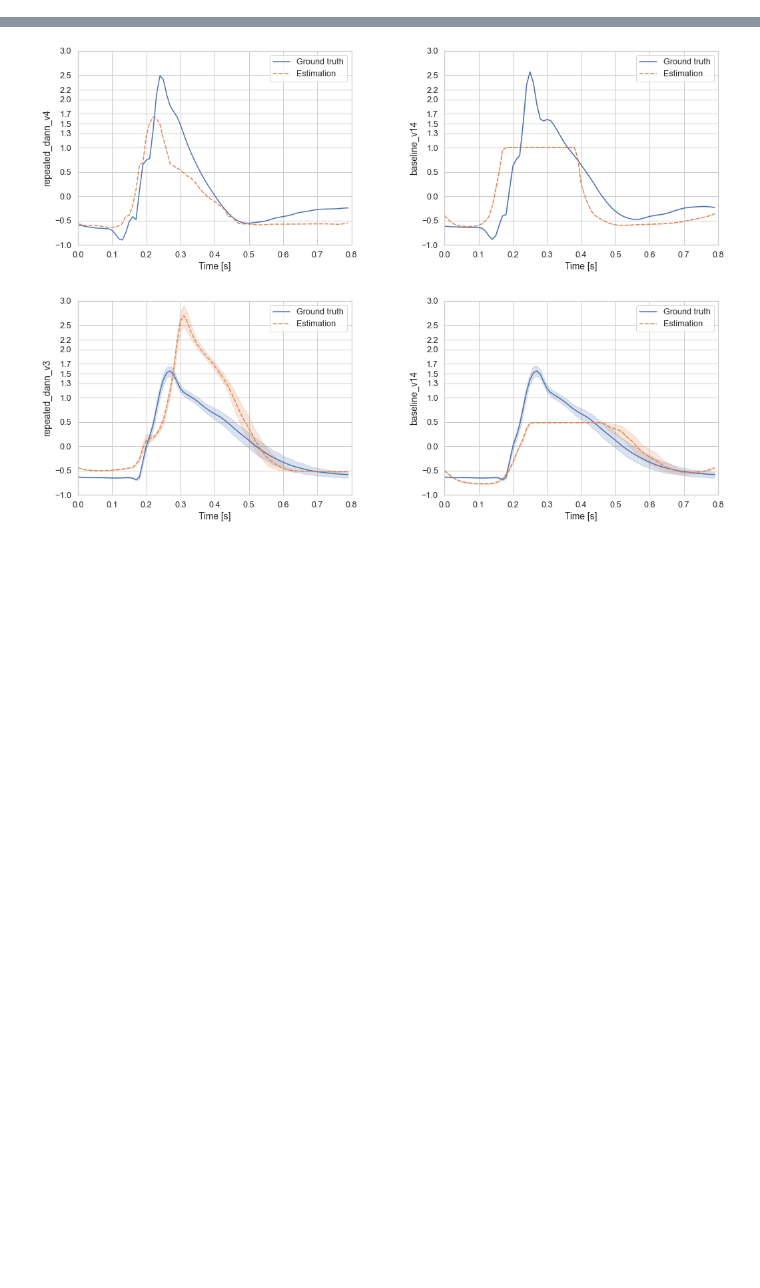
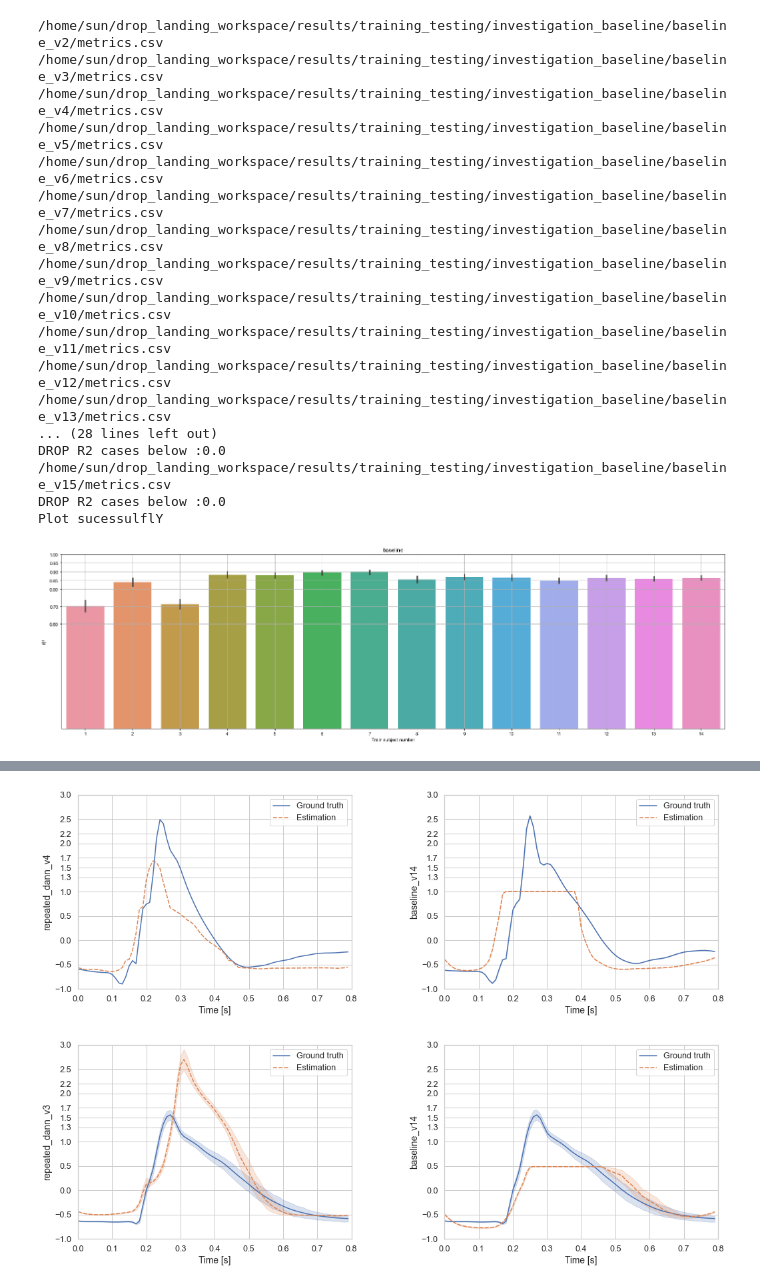
Before and after one commit to sunzhon/transfer_learning_for_droplanding, a Jupyter notebook: jupyter-lab/tf_results_analysis.ipynb, the cells around one changed output, grey strips where cells are left out. Drawn from its saved outputs; the diff is of its cells as text; code cells hidden in the pictures; blank space fills up the shorter version.

```diff
--- a/jupyter-lab/tf_results_analysis.ipynb
+++ b/jupyter-lab/tf_results_analysis.ipynb
@@ -158,0 +110,51 @@ DROP R2 cases below :0.0
+# %%
+#=========================================================#
+
+fliters={'drop_value':0.0,'sort_variable':'r2'}
+combination_investigation_results = [
+    os.path.join(RESULTS_PATH, "training_testing","investigation_baseline","baseline_v"+str(idx),"testing_result_folders.txt") for idx in range(2,16)
+                                    ]
+#combination_investigation_results = [
+#    os.path.join(RESULTS_PATH, "training_testing","investigation_repeated_dann","repeated_dann_v"+str(idx),"testing_result_folders.txt") for idx in range(2,16)
+#                                    ]
+
+#metrics = get_list_investigation_metrics(combination_investigation_results)
+combination_investigation_metrics = [os.path.join(os.path.dirname(folder),"metrics.csv") for folder in combination_investigation_results]
+metrics = get_list_investigation_metrics(combination_investigation_metrics)
+subs = list(set(metrics['alias_name']))
+replace_map = {sub: int(sub.split('v')[1])-1 for sub in subs}
+
+print(replace_map)
+
+plot_config={
+        "save_fig": False, "save_format":"jpg", "save_folder_index": 0,
+         "hue": None,
+        'replace_map': replace_map,
+        'replace_columns': {'alias_name': 'Train subject number'},
+        'x': 'Train subject number',
+        'title': 'baseline',
+        'plot_title': 'baseline'
+    }
+
+p6plot_model_accuracy(combination_investigation_metrics,fliters, ttest=False, **plot_config)
+
+print('Plot sucessulflY')
+# %% [output]
+/home/sun/drop_landing_workspace/results/training_testing/investigation_baseline/baseline_v2/metrics.csv
+/home/sun/drop_landing_workspace/results/training_testing/investigation_baseline/baseline_v3/metrics.csv
+/home/sun/drop_landing_workspace/results/training_testing/investigation_baseline/baseline_v4/metrics.csv
+/home/sun/drop_landing_workspace/results/training_testing/investigation_baseline/baseline_v5/metrics.csv
+/home/sun/drop_landing_workspace/results/training_testing/investigation_baseline/baseline_v6/metrics.csv
+/home/sun/drop_landing_workspace/results/training_testing/investigation_baseline/baseline_v7/metrics.csv
+/home/sun/drop_landing_workspace/results/training_testing/investigation_baseline/baseline_v8/metrics.csv
+/home/sun/drop_landing_workspace/results/training_testing/investigation_baseline/baseline_v9/metrics.csv
+/home/sun/drop_landing_workspace/results/training_testing/investigation_baseline/baseline_v10/metrics.csv
+/home/sun/drop_landing_workspace/results/training_testing/investigation_baseline/baseline_v11/metrics.csv
+/home/sun/drop_landing_workspace/results/training_testing/investigation_baseline/baseline_v12/metrics.csv
+/home/sun/drop_landing_workspace/results/training_testing/investigation_baseline/baseline_v13/metrics.csv
+... (28 lines left out)
+DROP R2 cases below :0.0
+/home/sun/drop_landing_workspace/results/training_testing/investigation_baseline/baseline_v15/metrics.csv
+DROP R2 cases below :0.0
+Plot sucessulflY
+[figure, added]
```
Also changed, not shown: parts of 45 cells of this notebook, 17 other files.
